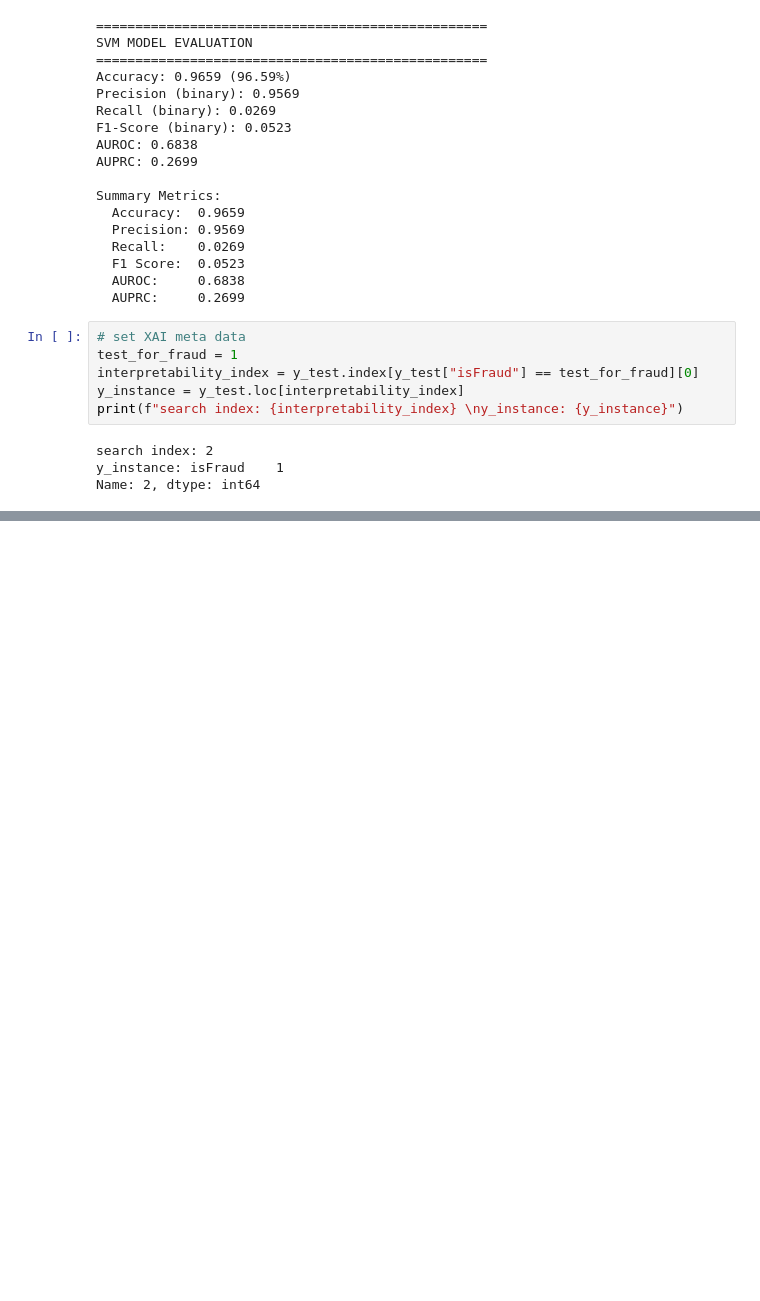
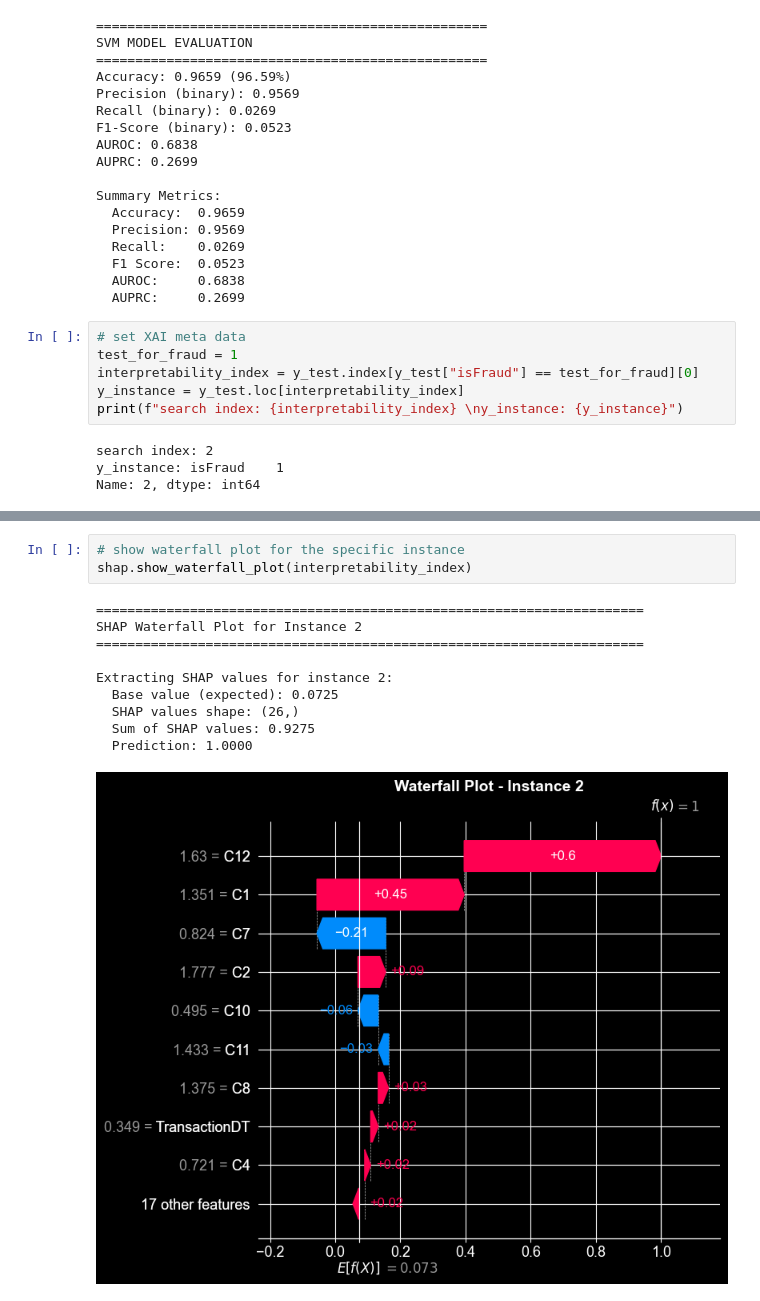
Before and after one commit to LakeeshaRCL/msc-ds-ai-research-implementations, a Jupyter notebook: state_of_the_art_with_xai.ipynb, the cells around one changed output, grey strips where cells are left out. Saved outputs shown, nothing was run; the diff lists cells and outputs as text; blank space fills up the shorter version.

```diff
--- a/state_of_the_art_with_xai.ipynb
+++ b/state_of_the_art_with_xai.ipynb
@@ -172,3 +188,17 @@ Base value used: 0.0725220805487127
+# %%
+# show waterfall plot for the specific instance
+shap.show_waterfall_plot(interpretability_index)
+# %% [output]
+======================================================================
+SHAP Waterfall Plot for Instance 2
+======================================================================
+
+Extracting SHAP values for instance 2:
+  Base value (expected): 0.0725
+  SHAP values shape: (26,)
+  Sum of SHAP values: 0.9275
+  Prediction: 1.0000
+[figure, added]
 # %%
 # get feature importance of the specific instance
 
```
Also changed, not shown: parts of 12 cells of this notebook, 1 other file.
